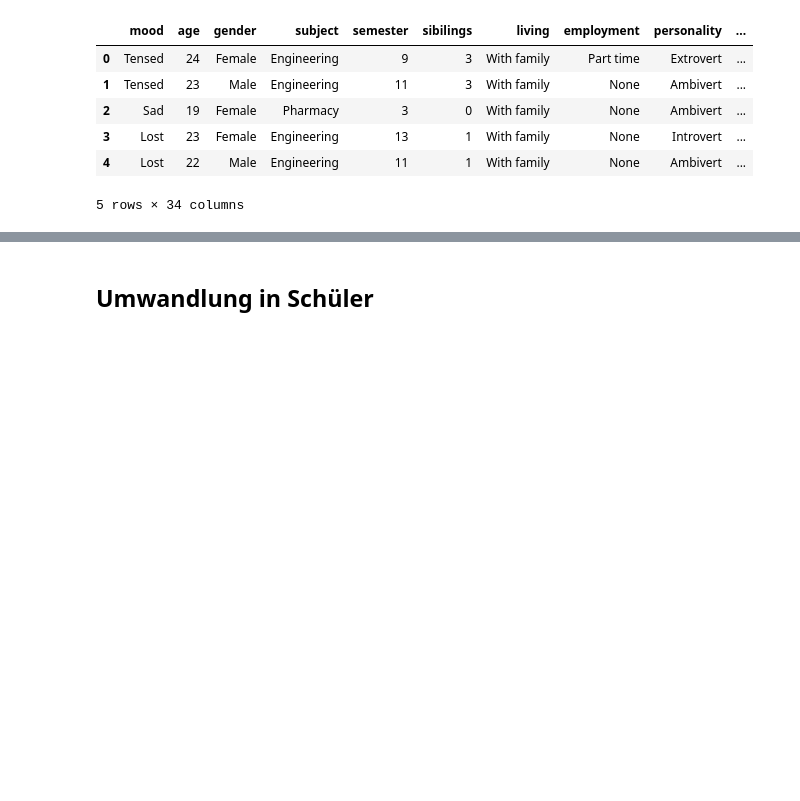
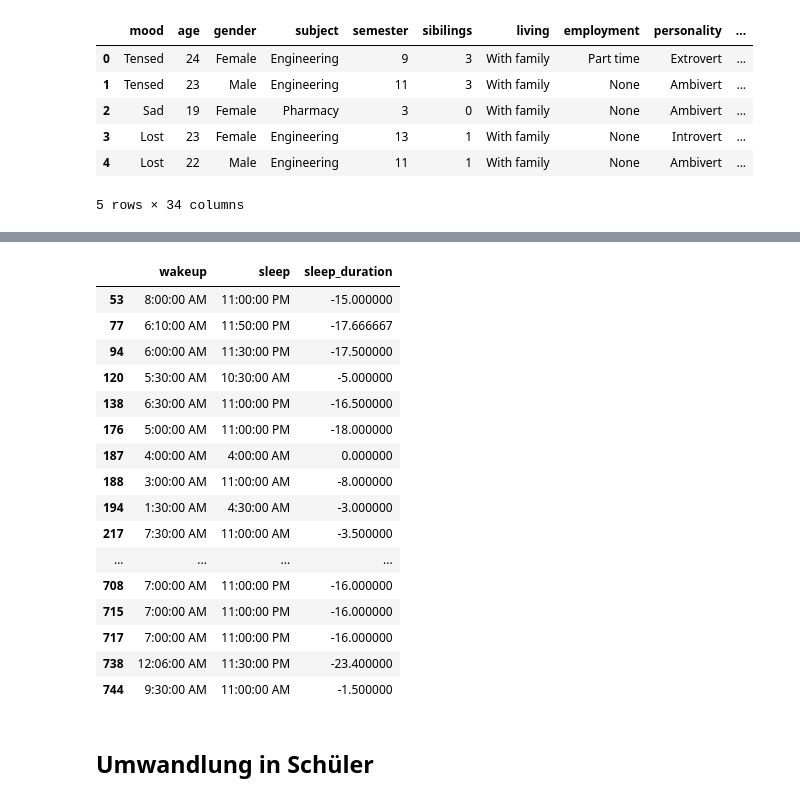
Before and after one commit to AMiiiN/schooldirector, a Jupyter notebook: Schooldirector.ipynb, the cells around one changed output, grey strips where cells are left out. Drawn from its saved outputs; the diff is of its cells as text; code cells hidden in the pictures; blank space fills up the shorter version.

```diff
--- a/Schooldirector.ipynb
+++ b/Schooldirector.ipynb
@@ -26,0 +29,3 @@ df.head()
+# %%
+dfsleep = df[['wakeup', 'sleep']].copy()
+dfsleep.head()
@@ -27,3 +39,44 @@ df.head()
+# %%
+from dateutil import parser
+sleepdurations = np.array([])
+npwakes = dfsleep['wakeup'].to_numpy()
+npsleeps = dfsleep['sleep'].to_numpy()
+midnight = parser.parse("00:00:00")
+evening = parser.parse("17:00:00")
+noon = parser.parse("12:00:00")
+
+for i in range(0, len(npwakes)):
+    wake = parser.parse(npwakes[i])
+    sleep = parser.parse(npsleeps[i])
+    if noon <= sleep <= evening:
+        # this is probably meant as AM not PM
+        pmdist = sleep - noon# distance from midnight
+        duration = wake - midnight + pmdist
+    else:
+        duration = wake - sleep
+    sleepdurations = np.append(sleepdurations, duration.total_seconds()/3600)
+
+dfsleep['sleep_duration'] = sleepdurations
+dfsleep[dfsleep['sleep_duration'] <= 0]
+#dfsleep.head(25)
+# %% [output]
+|  | wakeup | sleep | sleep_duration |
+| 53 | 8:00:00 AM | 11:00:00 PM | -15.000000 |
+| 77 | 6:10:00 AM | 11:50:00 PM | -17.666667 |
+| 94 | 6:00:00 AM | 11:30:00 PM | -17.500000 |
+| 120 | 5:30:00 AM | 10:30:00 AM | -5.000000 |
+| 138 | 6:30:00 AM | 11:00:00 PM | -16.500000 |
+| 176 | 5:00:00 AM | 11:00:00 PM | -18.000000 |
+| 187 | 4:00:00 AM | 4:00:00 AM | 0.000000 |
+| 188 | 3:00:00 AM | 11:00:00 AM | -8.000000 |
+| 194 | 1:30:00 AM | 4:30:00 AM | -3.000000 |
+| 217 | 7:30:00 AM | 11:00:00 AM | -3.500000 |
+| ... | ... | ... | ... |
+| 708 | 7:00:00 AM | 11:00:00 PM | -16.000000 |
+| 715 | 7:00:00 AM | 11:00:00 PM | -16.000000 |
+| 717 | 7:00:00 AM | 11:00:00 PM | -16.000000 |
+| 738 | 12:06:00 AM | 11:30:00 PM | -23.400000 |
+| 744 | 9:30:00 AM | 11:00:00 AM | -1.500000 |
 # %% [markdown]
 ## Umwandlung in Schüler
 # %% [markdown]
```
Also changed, not shown: parts of 20 cells of this notebook.
